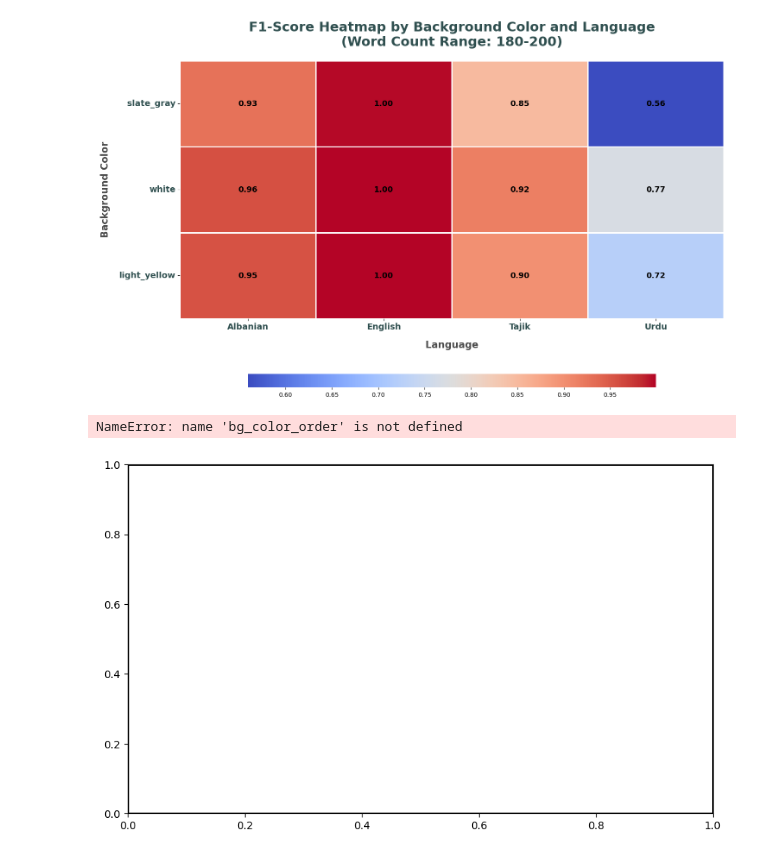
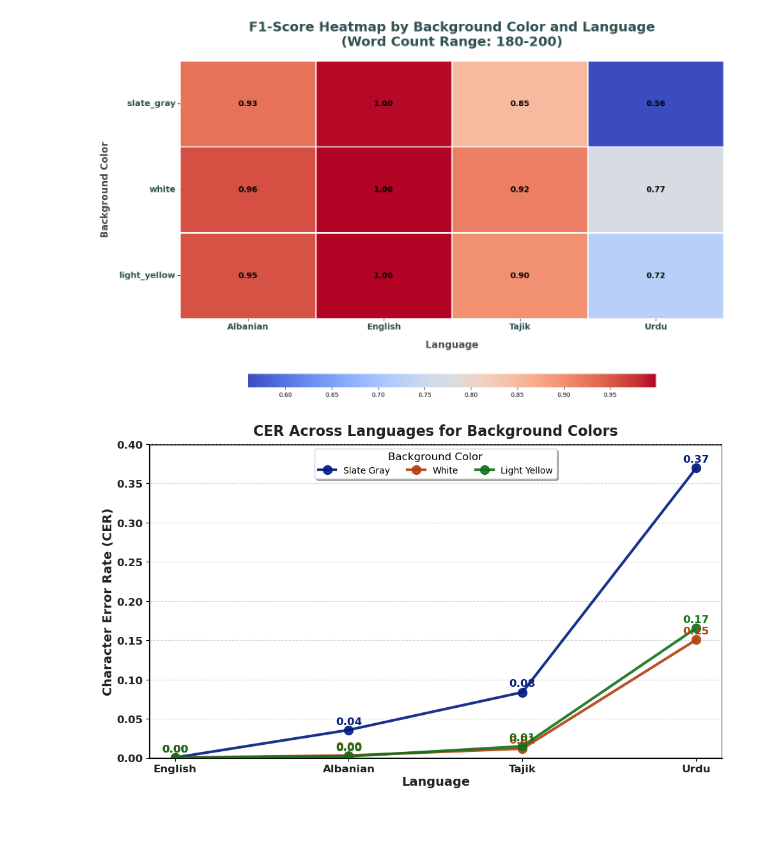
Before and after one commit to abdullahsohaill/CS6303-ResearchProject, a Jupyter notebook: Analysis/BG_Color_Analysis.ipynb, the cells around one changed output. Saved outputs shown, nothing was run; the diff lists cells and outputs as text; code cells hidden in the pictures; blank space fills up the shorter version.

Commit message:
updated plots

```diff
--- a/Analysis/BG_Color_Analysis.ipynb
+++ b/Analysis/BG_Color_Analysis.ipynb
@@ -969,6 +969,29 @@ plot_heatmaps_f1_alternative(f1_combined_df, word_count_order)
 [figure]
 # %%
 import matplotlib.patches as patches
+
+import matplotlib.pyplot as plt
+import seaborn as sns
+import pandas as pd
+
+# Define language order for consistent sorting
+language_order = ['English', 'Albanian', 'Tajik', 'Urdu']
+bg_color_order = ['slate_gray', 'white', 'light_yellow']
+
+# Filter combined_blur_cer_df for word count range '110-130'
+word_count_range_specific = '110-130'
+filtered_bg_cer_df_specific = combined_cer_bg_df[combined_cer_bg_df['Word Count Range'] == word_count_range_specific]
+
+# Ensure consistent language order
+filtered_bg_cer_df_specific['Language'] = pd.Categorical(
+    filtered_bg_cer_df_specific['Language'],
+    categories=language_order,
+    ordered=True
+)
+filtered_bg_cer_df_specific = filtered_bg_cer_df_specific.sort_values('Language')
+
+# Custom color palette for vibrant and distinct colors
+custom_palette = sns.color_palette('dark', n_colors=3)
 
 # Plot
 plt.figure(figsize=(10, 6))  # Adjust figure size for better visibility
@@ -1001,39 +1024,38 @@ for idx, bg_color in enumerate(bg_color_order):
     # Annotate values on the lines with a small offset
     for x, y in zip(bg_df['Language'], bg_df['CER']):
         plt.text(
             x, y + 0.005, f'{y:.2f}',
             ha='center', va='bottom',
             fontsize=12, fontweight='bold',
             color=custom_palette[idx]
         )
 
 # Customize the plot aesthetics
 plt.title(
-    'CER Across Languages for Background Colors (Word Count Range: 110-130)',
-    fontsize=17, fontweight='bold', pad=20, color="#222222"
+    'CER Across Languages for Background Colors',
+    fontsize=16, fontweight='bold', pad=10, color="#222222"
 )
-plt.xlabel('Language', fontsize=16, fontweight='bold', labelpad=10, color="#222222")
-plt.ylabel('Character Error Rate (CER)', fontsize=16, fontweight='bold', labelpad=10, color="#222222")
-plt.xticks(fontsize=14, fontweight='bold', color="#222222")
-plt.yticks(fontsize=14, fontweight='bold', color="#222222")
+plt.xlabel('Language', fontsize=14, fontweight='bold', labelpad=2, color="#222222")
+plt.ylabel('Character Error Rate (CER)', fontsize=14, fontweight='bold', labelpad=2, color="#222222")
+plt.xticks(fontsize=12, fontweight='bold', color="#222222")
+plt.yticks(fontsize=12, fontweight='bold', color="#222222")
 plt.ylim(0, 0.40)  # Set y-axis scale max to 0.40
 plt.grid(axis='y', linestyle='--', alpha=0.5)
 sns.despine()
 
 # Add a legend below the plot
 plt.legend(
     title="Background Color",
     title_fontsize=12,
-    fontsize=11,
+    fontsize=10,
     loc='upper center',
     bbox_to_anchor=(0.5, 1.0),  # Centered below the plot
     ncol=3,
     fancybox=True,
     shadow=True
 )
 
 plt.tight_layout()
 plt.show()
 # %% [output]
-NameError: name 'bg_color_order' is not defined
-[figure, old version]
+[figure, new version]
```
Also changed, not shown: parts of 1 cell of this notebook, 6 other files.
